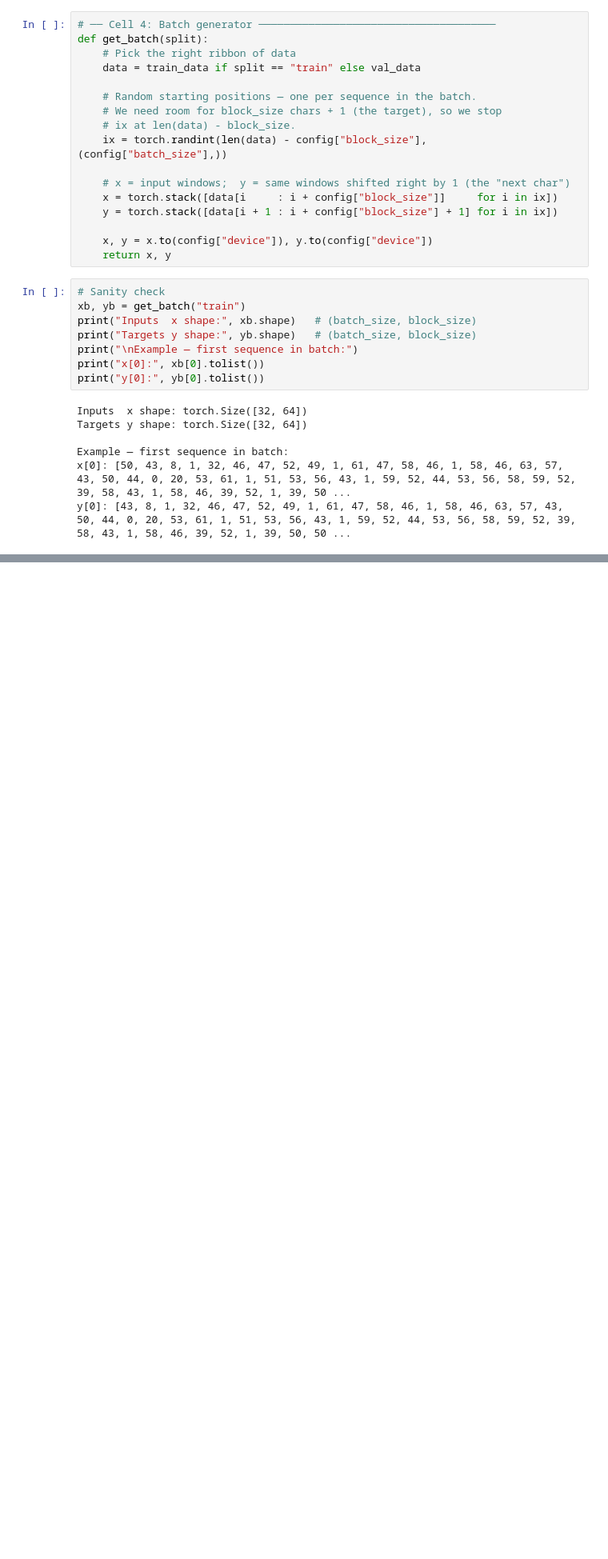
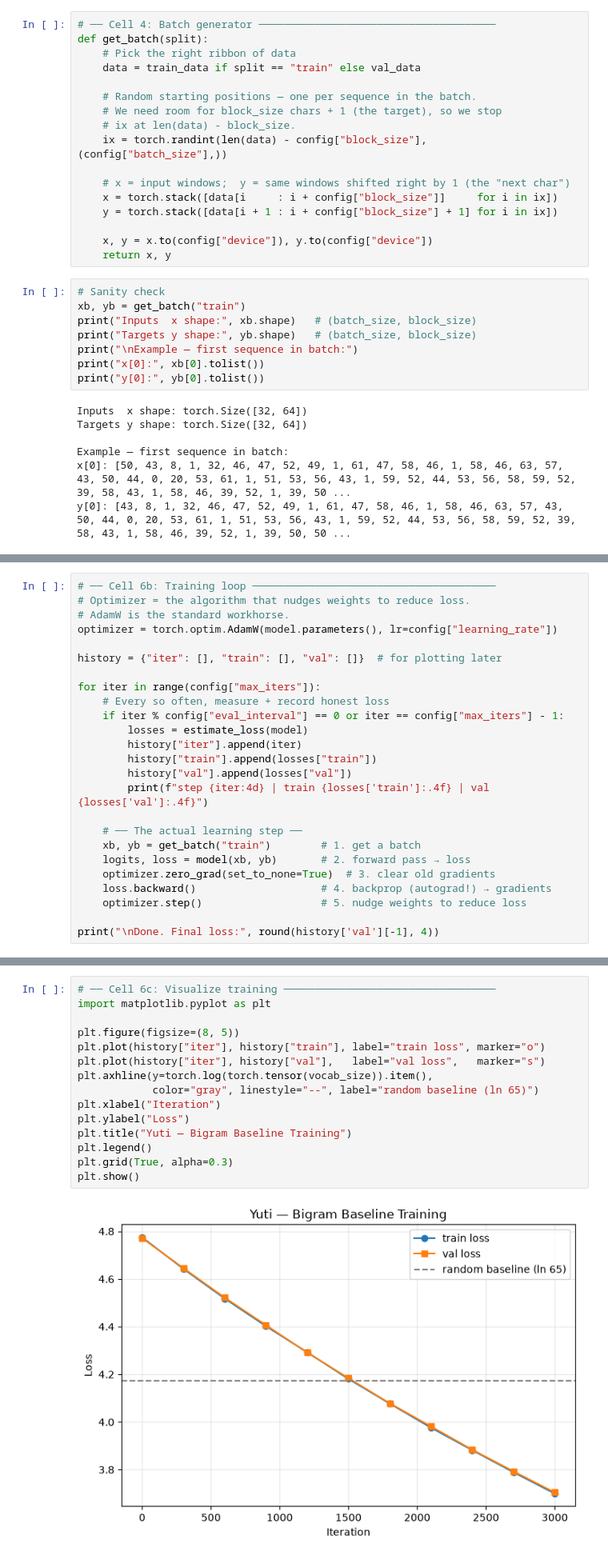
Before and after one commit to Sabbha20/yuti, a Jupyter notebook: 001.ipynb, the cells around one changed output, grey strips where cells are left out. Shown at 80% size. Cells and saved outputs as stored; diff of their text form; blank space fills up the shorter version.

```diff
--- a/001.ipynb
+++ b/001.ipynb
@@ -134,0 +187,25 @@ y[0]: [43, 8, 1, 32, 46, 47, 52, 49, 1, 61, 47, 58, 46, 1, 58, 46, 63, 57, 43, 5
+# %%
+# ── Cell 6b: Training loop ───────────────────────────────────────
+# Optimizer = the algorithm that nudges weights to reduce loss.
+# AdamW is the standard workhorse.
+optimizer = torch.optim.AdamW(model.parameters(), lr=config["learning_rate"])
+
+history = {"iter": [], "train": [], "val": []}  # for plotting later
+
+for iter in range(config["max_iters"]):
+    # Every so often, measure + record honest loss
+    if iter % config["eval_interval"] == 0 or iter == config["max_iters"] - 1:
+        losses = estimate_loss(model)
+        history["iter"].append(iter)
+        history["train"].append(losses["train"])
+        history["val"].append(losses["val"])
+        print(f"step {iter:4d} | train {losses['train']:.4f} | val {losses['val']:.4f}")
+
+    # ── The actual learning step ──
+    xb, yb = get_batch("train")        # 1. get a batch
+    logits, loss = model(xb, yb)       # 2. forward pass → loss
+    optimizer.zero_grad(set_to_none=True)  # 3. clear old gradients
+    loss.backward()                    # 4. backprop (autograd!) → gradients
+    optimizer.step()                   # 5. nudge weights to reduce loss
+
+print("\nDone. Final loss:", round(history['val'][-1], 4))
@@ -134,0 +226,17 @@ y[0]: [43, 8, 1, 32, 46, 47, 52, 49, 1, 61, 47, 58, 46, 1, 58, 46, 63, 57, 43, 5
+# %%
+# ── Cell 6c: Visualize training ──────────────────────────────────
+import matplotlib.pyplot as plt
+
+plt.figure(figsize=(8, 5))
+plt.plot(history["iter"], history["train"], label="train loss", marker="o")
+plt.plot(history["iter"], history["val"],   label="val loss",   marker="s")
+plt.axhline(y=torch.log(torch.tensor(vocab_size)).item(),
+            color="gray", linestyle="--", label="random baseline (ln 65)")
+plt.xlabel("Iteration")
+plt.ylabel("Loss")
+plt.title("Yuti — Bigram Baseline Training")
+plt.legend()
+plt.grid(True, alpha=0.3)
+plt.show()
+# %% [output]
+[figure, added]
```
Also changed, not shown: parts of 4 cells of this notebook, 2 other files.
